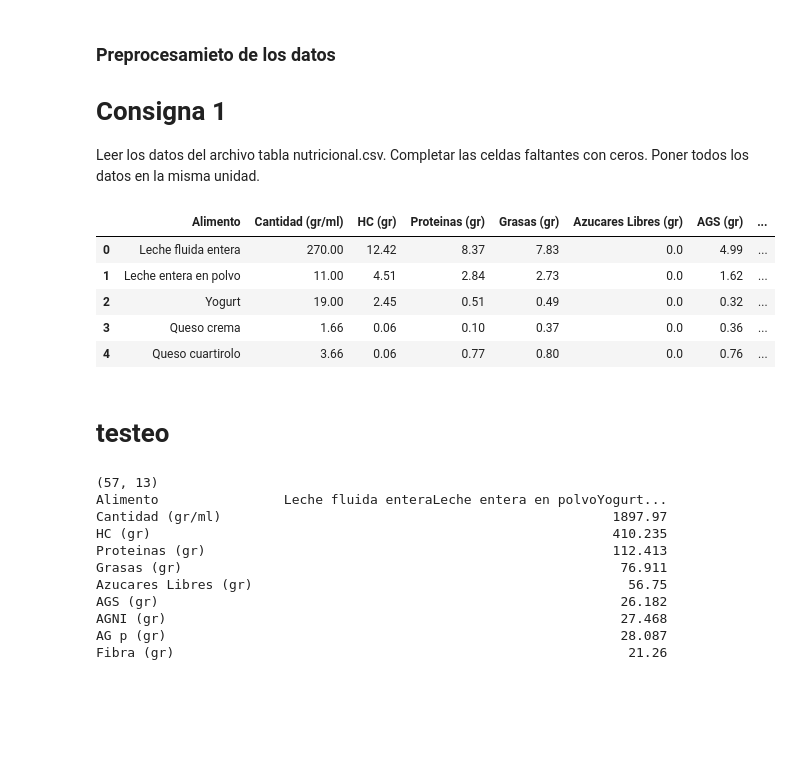
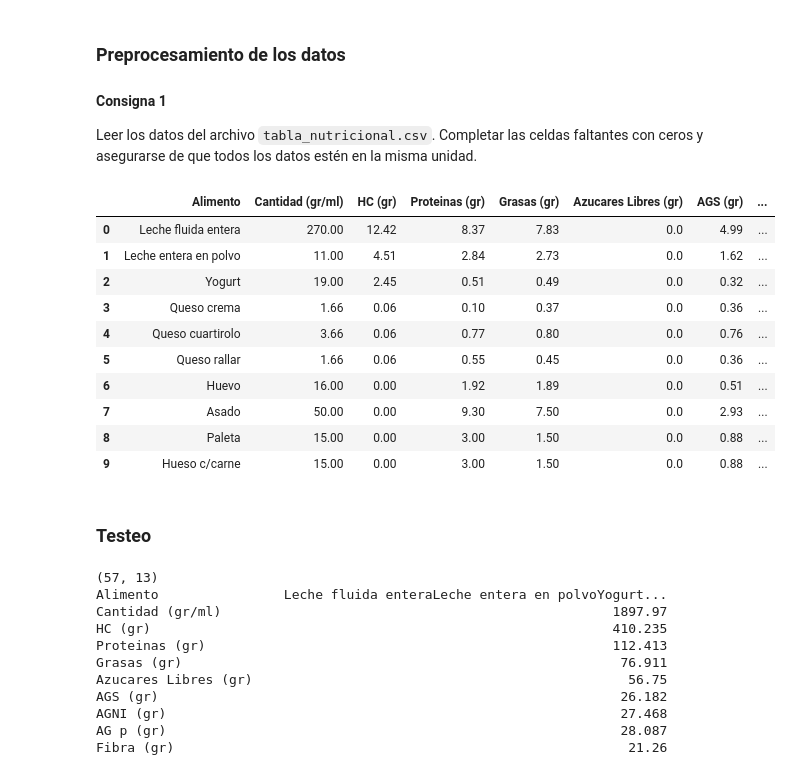
Before and after one commit to pedrobergaglio/algebra-lineal-computacional-2024, a Jupyter notebook: Enunciado TP2 y datos-20240601/Resolución.ipynb, the cells around one changed output. Drawn from its saved outputs; the diff is of its cells as text; code cells hidden in the pictures; blank space fills up the shorter version.

```diff
--- a/Enunciado TP2 y datos-20240601/Resolución.ipynb
+++ b/Enunciado TP2 y datos-20240601/Resolución.ipynb
@@ -6,39 +8,44 @@ from sklearn.linear_model import LinearRegression
 # %% [markdown]
-### Preprocesamieto de los datos
+### Preprocesamiento de los datos
 
-# Consigna 1
-Leer los datos del archivo tabla nutricional.csv. Completar las
-celdas faltantes con ceros. Poner todos los datos en la misma unidad.
+#### Consigna 1
+
+Leer los datos del archivo `tabla_nutricional.csv`. Completar las celdas faltantes con ceros y asegurarse de que todos los datos estén en la misma unidad.
 # %%
 #importación de datos
 tabla_nutricional = pd.read_csv('tabla_nutricional.csv', sep=';')
 
 #remplazo de valores nulos por 0
 tabla_nutricional.fillna(0, inplace=True)
 
 #alimentos = tabla_nutricional['Alimento'] #guardo los alimentos
 #tabla_nutricional = tabla_nutricional.drop('Alimento', axis='columns') #saco los alimentos para tener sólo números
 #tabla_nutricional = tabla_nutricional.mul(100 / tabla_nutricional['Cantidad (gr/ml)'], axis=0) #obtengo todas las filas a 100 gr
 #tabla_nutricional['Alimento'] = alimentos # agrego alimentos devuelta
 #tabla_nutricional = tabla_nutricional[['Alimento'] + [col for col in tabla_nutricional.columns] if col != ['Alimento']] #reordeno
 tabla_nutricional['Na (gr)'] = tabla_nutricional['Na (mg)']/1000  #divido por mil las columnas con mg para obtener gr
 tabla_nutricional['Ca (gr)'] = tabla_nutricional['Ca (mg)']/1000
 tabla_nutricional['Fe (gr)'] = tabla_nutricional['Fe (mg)']/1000
 cols = tabla_nutricional.columns # Na (mg);Ca (mg);Fe (mg);
 cols_to_drop = [col for col in cols if 'mg' in col] #elimino las columnas con mg
 tabla_nutricional.drop(cols_to_drop, axis=1, inplace=True)
 
 tabla_nutricional_clean = tabla_nutricional
-tabla_nutricional.head()
+tabla_nutricional.head(10)
 # %% [output]
 |  | Alimento | Cantidad (gr/ml) | HC (gr) | Proteinas (gr) | Grasas (gr) | Azucares Libres (gr) | AGS (gr) | ... |
 | 0 | Leche fluida entera | 270.00 | 12.42 | 8.37 | 7.83 | 0.0 | 4.99 | ... |
 | 1 | Leche entera en polvo | 11.00 | 4.51 | 2.84 | 2.73 | 0.0 | 1.62 | ... |
 | 2 | Yogurt | 19.00 | 2.45 | 0.51 | 0.49 | 0.0 | 0.32 | ... |
 | 3 | Queso crema | 1.66 | 0.06 | 0.10 | 0.37 | 0.0 | 0.36 | ... |
 | 4 | Queso cuartirolo | 3.66 | 0.06 | 0.77 | 0.80 | 0.0 | 0.76 | ... |
+| 5 | Queso rallar | 1.66 | 0.06 | 0.55 | 0.45 | 0.0 | 0.36 | ... |
+| 6 | Huevo | 16.00 | 0.00 | 1.92 | 1.89 | 0.0 | 0.51 | ... |
+| 7 | Asado | 50.00 | 0.00 | 9.30 | 7.50 | 0.0 | 2.93 | ... |
+| 8 | Paleta | 15.00 | 0.00 | 3.00 | 1.50 | 0.0 | 0.88 | ... |
+| 9 | Hueso c/carne | 15.00 | 0.00 | 3.00 | 1.50 | 0.0 | 0.88 | ... |
 # %% [markdown]
-# testeo
+### Testeo
 # %%
 #imprimir la cantidad de gramos de comida
 #print(tabla_nutricional['Cantidad (gr/ml)'])
```
Also changed, not shown: parts of 49 cells of this notebook.
